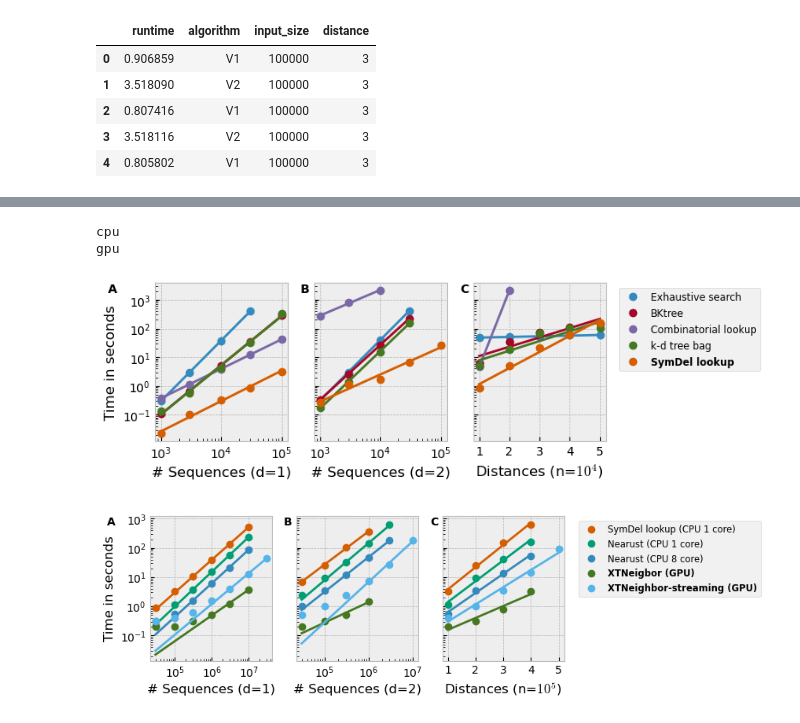
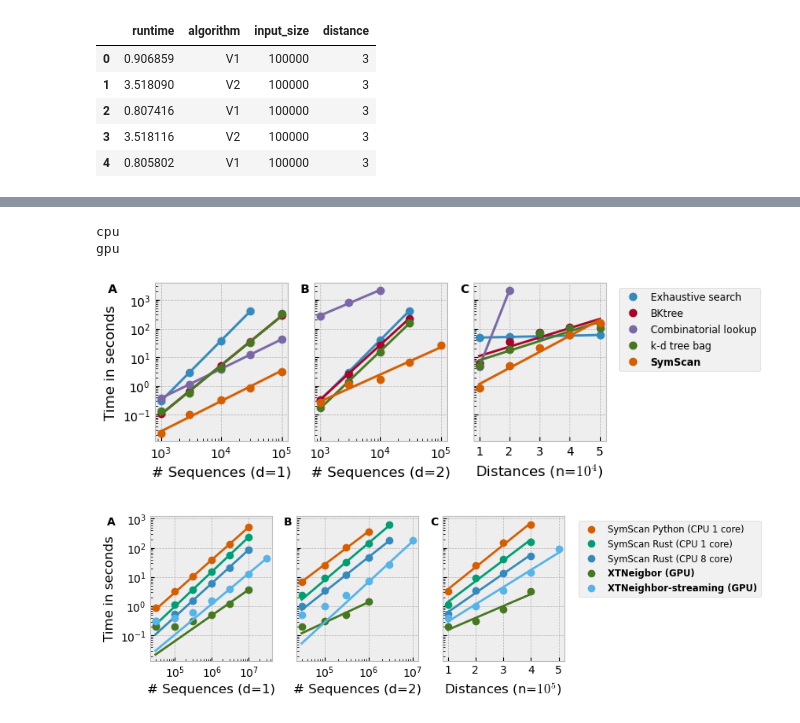
Before and after one commit to heartnetkung/XT-neighbor, a Jupyter notebook: pub/scaling_plots.ipynb, the cells around one changed output, grey strips where cells are left out. Saved outputs shown, nothing was run; the diff lists cells and outputs as text; code cells hidden in the pictures.

```diff
--- a/pub/scaling_plots.ipynb
+++ b/pub/scaling_plots.ipynb
@@ -138,15 +134,15 @@ gpu_dist.groupby(by=["algorithm","input_size","distance"]).agg(['mean','size'])
 # %%
 algorithm_labels_cpu = {
                     'kdtree' : 'k-d tree bag',
-                    'symspell' : 'SymDel lookup',
+                    'symspell' : 'SymScan',
                     'combinatorial_lookup': 'Combinatorial lookup',
                     'exhaustive_search': 'Exhaustive search',
                     'bktree' : 'BKtree'
                    }
 algorithm_labels_gpu = {
-                    'symspell' : 'SymDel lookup (CPU 1 core)',
-                    'nearust1': 'Nearust (CPU 1 core)',
-                    'nearust8': 'Nearust (CPU 8 core)',
+                    'symspell' : 'SymScan Python (CPU 1 core)',
+                    'nearust1': 'SymScan Rust (CPU 1 core)',
+                    'nearust8': 'SymScan Rust (CPU 8 core)',
                     'V1' : 'XTNeigbor (GPU)',
                     'V2' : 'XTNeighbor-streaming (GPU)'
                    }
@@ -185,33 +181,34 @@ for name, df, algorithms, df2, labels, x_label in configs:
     for index, algorithm in enumerate(algorithms):
         data2 = df2[df2['algorithm']==algorithm]
         mean2 = data2.groupby('distance').mean(numeric_only=True)
         x2, y2 = mean2.index, mean2['runtime']
         if name == 'cpu':
             slope2, intercept2, r2, p, se = scipy.stats.linregress(x2, np.log(y2))
             l, = axes[2].plot(x2, y2, 'o',
                     label=labels[algorithm], color=f'C{index}')
             axes[2].plot(x2, np.exp(slope2*x2+intercept2), '-', color=l.get_color())
         elif name == 'gpu':
             slope2, intercept2, r2, p, se = scipy.stats.linregress(x2, np.log(y2))
             l, = axes[2].plot(x2, y2, 'o',
                     label=labels[algorithm], color=f'C{4+3*index}')
             axes[2].plot(x2, np.exp(slope2*x2+intercept2), '-', color=l.get_color())
 
     axes[2].set_xlabel(x_label)
     axes[2].set_xticks([1,2,3,4,5])
     axes[0].set_ylabel('Time in seconds')
     legend = axes[-2].legend(bbox_to_anchor=(3.4 if name=="cpu" else 3.85, 1), fontsize='small')
-    for i in range(1, 3 if name=='gpu' else 2):
+    bold_range = range(1,2) if name == 'cpu' else range(1,3)
+    for i in bold_range:
         legend.get_texts()[-i].set_weight('bold')
     axes[0].text(-0.35, 1.0, 'A', transform=axes[0].transAxes, fontweight="bold", va="top")
     axes[1].text(-0.1, 1.0, 'B', transform=axes[1].transAxes, fontweight="bold", va="top")
     axes[2].text(-0.1, 1.0, 'C', transform=axes[2].transAxes, fontweight="bold", va="top")
 
 
     fig.savefig(f'{name}_benchmark2.pdf',bbox_inches='tight')
     # fig.savefig(f'{name}_benchmark.svg')
 # %% [output]
 cpu
 gpu
-[figure, old version]
+[figure, new version]
-[figure, old version]
+[figure, new version]
```
Also changed, not shown: parts of 2 cells of this notebook, 1 other file.
